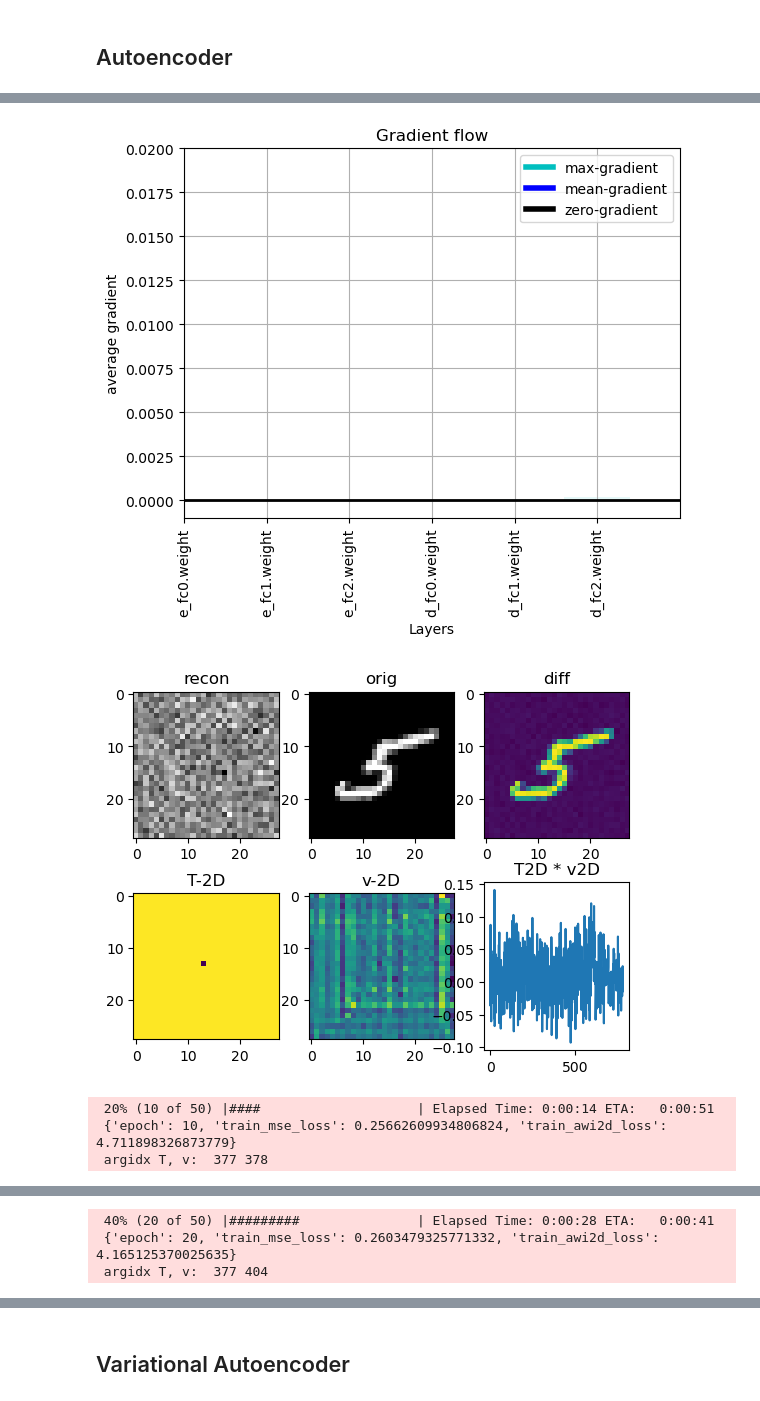
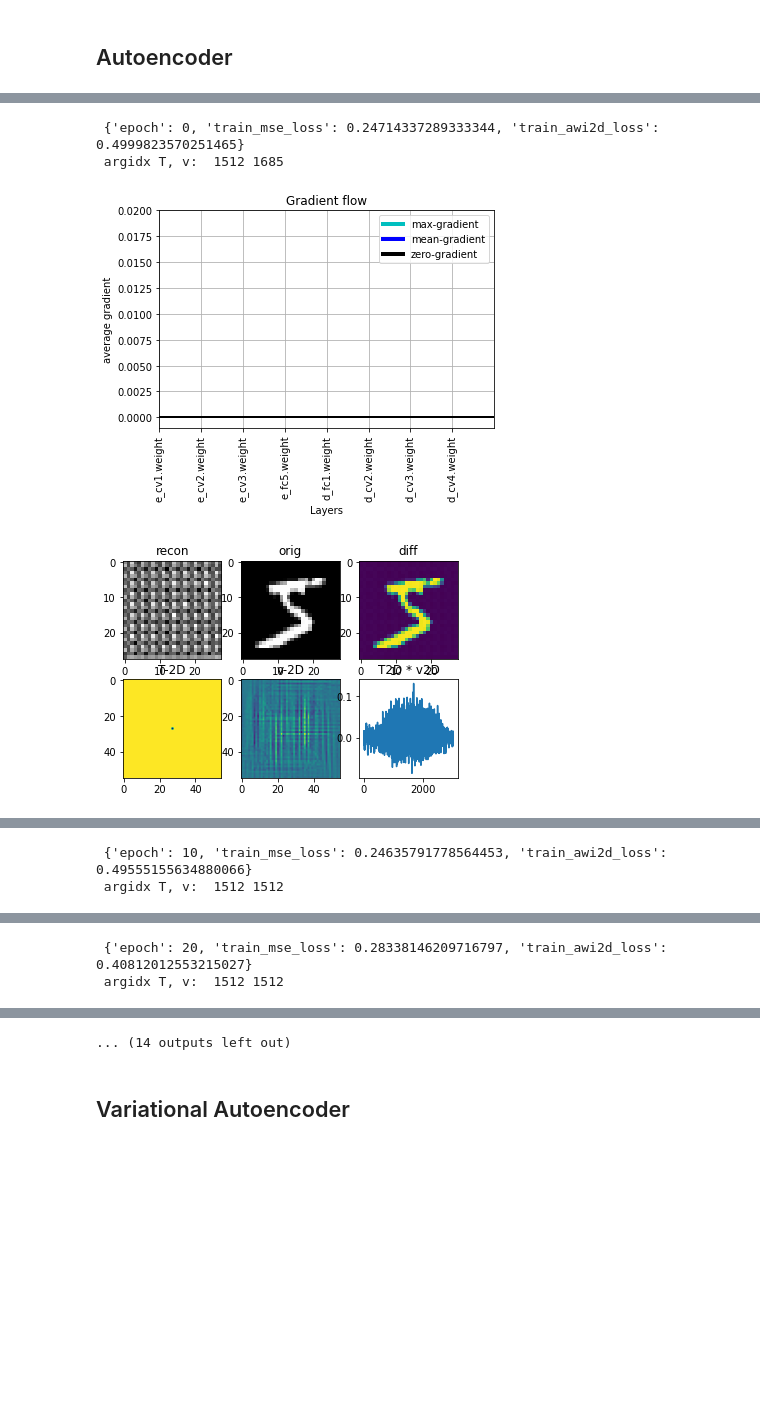
Before and after one commit to dpelacani/WienerLoss, a Jupyter notebook: train_awloss2D.ipynb, the cells around one changed output, grey strips where cells are left out. Drawn from its saved outputs; the diff is of its cells as text; code cells hidden in the pictures; blank space fills up the shorter version.

```diff
--- a/train_awloss2D.ipynb
+++ b/train_awloss2D.ipynb
@@ -26,7 +23,7 @@ torch.autograd.set_detect_anomaly(True)
 
 # Set training static parameters and hyperparameters
 nepochs=50
-dims_latent = 10
+dims_latent = 16
 learning_rate=1e-3
 batch_size=32
 device=set_device("cuda", 1)
@@ -52,7 +49,7 @@ idx_5 = []
 for i in range(len(ds)):
     if ds[i][1] == 5:
         idx_5.append(i)
-        if len(idx_5) == 10:
+        if len(idx_5) == 1:
             break
 trainds = Subset(ds, idx_5)
 
@@ -68,7 +65,7 @@ torch.Size([1, 1, 28, 28]) 0.0 1.0
 ## Autoencoder
 # %%
 # Model and optimisers
-model = Autoencoder(dims_latent=dims_latent, nc=X.shape[1]).to(device)
+model = CAE28(dims_latent=dims_latent, nc=X.shape[1]).to(device)
 optimizer = torch.optim.Adam(model.parameters(), lr=learning_rate)
 
 # Input / Output test
@@ -86,9 +83,11 @@ print("\n\nTraining started ...")
 with progressbar.ProgressBar(max_value=nepochs) as bar:
     for epoch in range(nepochs):
         if epoch < switch_at_epoch:
-            epoch_loss, epoch_mse = train_ae(model, train_loader, optimizer, l2loss, device=device)
+            epoch_loss = train_ae(model, train_loader, optimizer, l2loss, device=device)
         else:
-            epoch_loss, epoch_mse = train_ae(model, train_loader, optimizer, awi2D, device=device)
+            epoch_loss = train_ae(model, train_loader, optimizer, awi2D, device=device)
+
+        epoch_mse = validate_ae(model, train_loader, nn.MSELoss(reduction="mean"), device=device)
         bar.update(epoch)
 
 
@@ -139,5 +136,4 @@ N/A% (0 of 50) |                         | Elapsed Time: 0:00:00 ETA:  --:--:--
+ {'epoch': 0, 'train_mse_loss': 0.24714337289333344, 'train_awi2d_loss': 0.4999823570251465}
+ argidx T, v:  1512 1685
-[figure, old version]
+[figure, new version]
-[figure, old version]
+[figure, new version]
- 20% (10 of 50) |####                    | Elapsed Time: 0:00:14 ETA:   0:00:51
- {'epoch': 10, 'train_mse_loss': 0.25662609934806824, 'train_awi2d_loss': 4.711898326873779}
- argidx T, v:  377 378
@@ -143,0 +141,2 @@ N/A% (0 of 50) |                         | Elapsed Time: 0:00:00 ETA:  --:--:--
+ {'epoch': 10, 'train_mse_loss': 0.24635791778564453, 'train_awi2d_loss': 0.49555155634880066}
+ argidx T, v:  1512 1512
@@ -146,3 +144,0 @@ N/A% (0 of 50) |                         | Elapsed Time: 0:00:00 ETA:  --:--:--
- 40% (20 of 50) |#########               | Elapsed Time: 0:00:28 ETA:   0:00:41
- {'epoch': 20, 'train_mse_loss': 0.2603479325771332, 'train_awi2d_loss': 4.165125370025635}
- argidx T, v:  377 404
@@ -148,0 +146,2 @@ N/A% (0 of 50) |                         | Elapsed Time: 0:00:00 ETA:  --:--:--
+ {'epoch': 20, 'train_mse_loss': 0.28338146209716797, 'train_awi2d_loss': 0.40812012553215027}
+ argidx T, v:  1512 1512
@@ -157,3 +149,4 @@ N/A% (0 of 50) |                         | Elapsed Time: 0:00:00 ETA:  --:--:--
+... (14 outputs left out)
 # %% [markdown]
 ## Variational Autoencoder
 # %%
```
Also changed, not shown: parts of 4 cells of this notebook, 3 other files.
